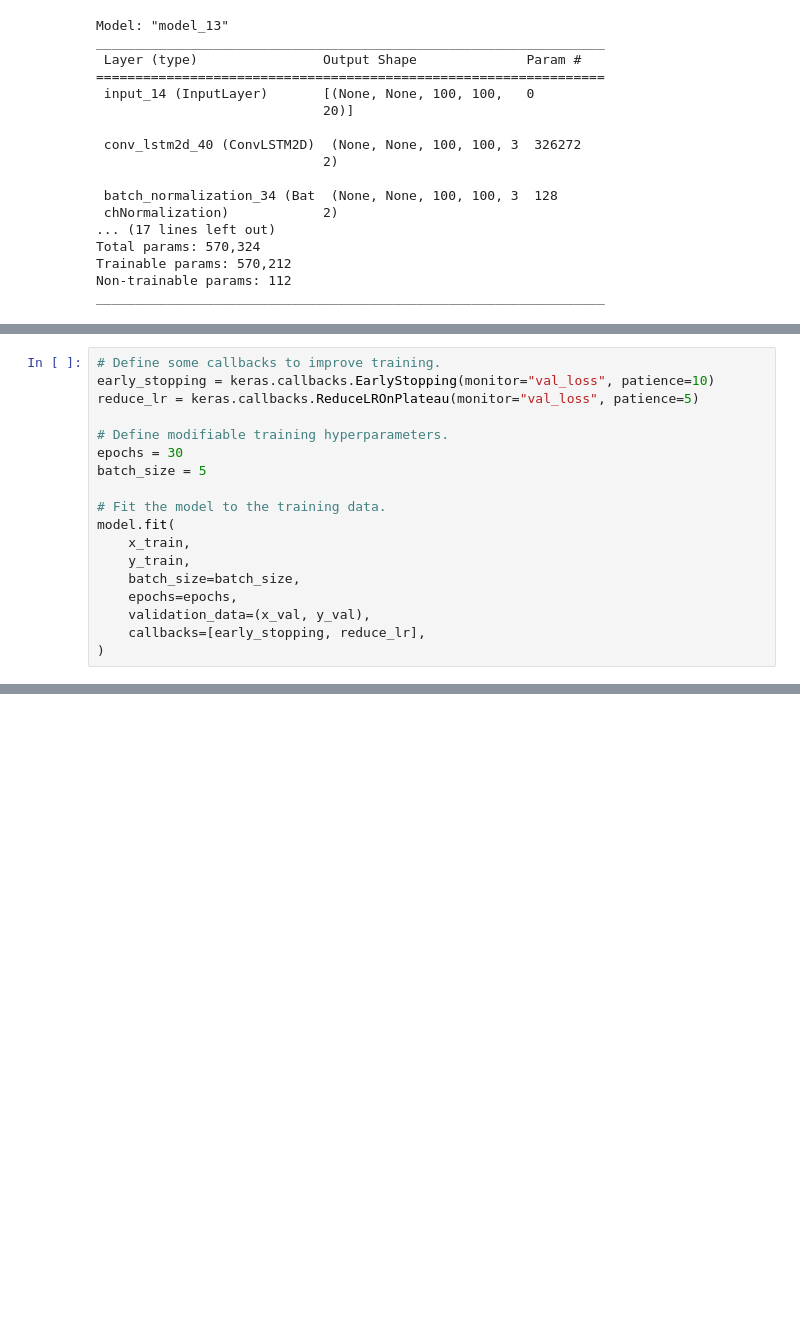
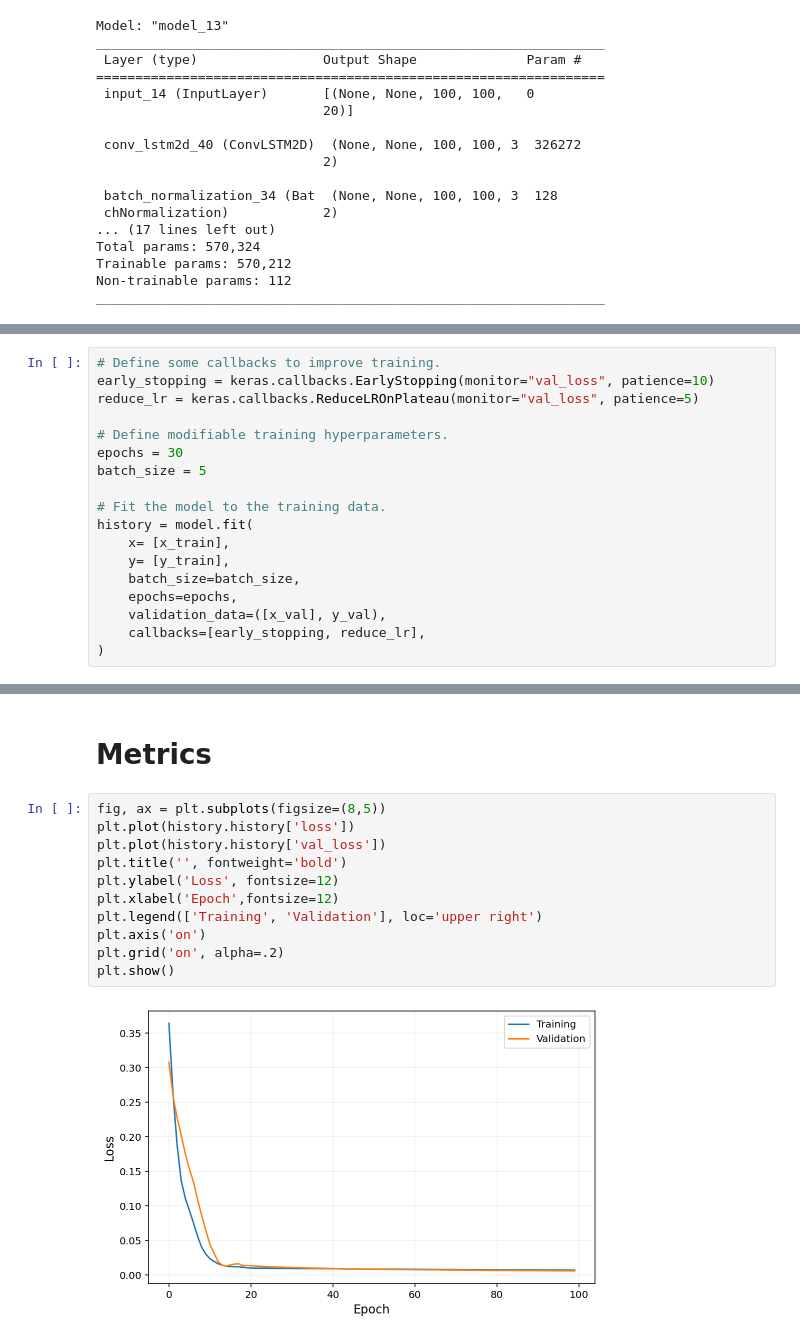
Before and after one commit to naguzmans/opportunistic-utm, a Jupyter notebook: conv_lstm_3d.ipynb, the cells around one changed output, grey strips where cells are left out. Saved outputs shown, nothing was run; the diff lists cells and outputs as text; blank space fills up the shorter version.

```diff
--- a/conv_lstm_3d.ipynb
+++ b/conv_lstm_3d.ipynb
@@ -529,11 +620,11 @@ epochs = 30
 batch_size = 5
 
 # Fit the model to the training data.
-model.fit(
-    x_train,
-    y_train,
+history = model.fit(
+    x= [x_train],
+    y= [y_train],
     batch_size=batch_size,
     epochs=epochs,
-    validation_data=(x_val, y_val),
+    validation_data=([x_val], y_val),
     callbacks=[early_stopping, reduce_lr],
 )
@@ -558,0 +669,15 @@ Epoch 30/30
+# %% [markdown]
+# Metrics
+# %%
+fig, ax = plt.subplots(figsize=(8,5))
+plt.plot(history.history['loss'])
+plt.plot(history.history['val_loss'])
+plt.title('', fontweight='bold')
+plt.ylabel('Loss', fontsize=12)
+plt.xlabel('Epoch',fontsize=12)
+plt.legend(['Training', 'Validation'], loc='upper right')
+plt.axis('on')
+plt.grid('on', alpha=.2)
+plt.show()
+# %% [output]
+[figure, added]
```
Also changed, not shown: parts of 23 cells of this notebook.
